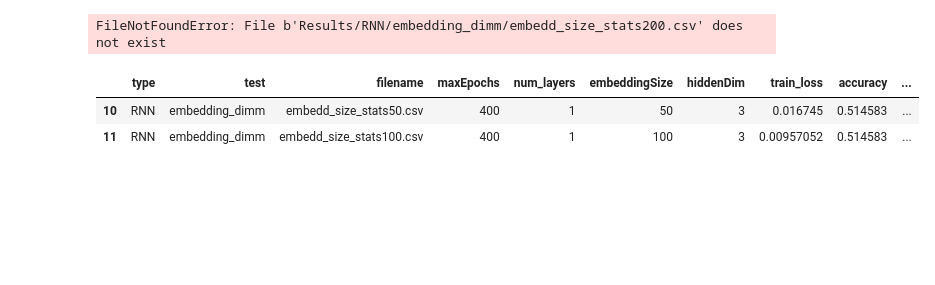
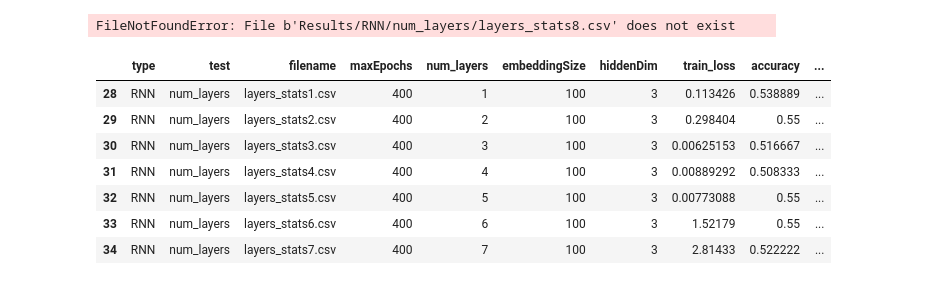
Before and after one commit to ac4649/datalogue_challenge, a Jupyter notebook: runStatsViewer.ipynb, the cells around one changed output. Cells and saved outputs as stored; diff of their text form; code cells hidden in the pictures; blank space fills up the shorter version.

```diff
--- a/runStatsViewer.ipynb
+++ b/runStatsViewer.ipynb
@@ -38,6 +38,28 @@ filenames = [
     'Results/RNN/maxEpoch/train_maxEpoch_stats2000.csv',
     'Results/RNN/maxEpoch/train_maxEpoch_stats3000.csv',
     'Results/RNN/maxEpoch/train_maxEpoch_stats4000.csv',
+
+    'Results/RNN/num_layers/layers_stats1.csv',
+    'Results/RNN/num_layers/layers_stats2.csv',
+    'Results/RNN/num_layers/layers_stats3.csv',
+    'Results/RNN/num_layers/layers_stats4.csv',
+    'Results/RNN/num_layers/layers_stats5.csv',
+    'Results/RNN/num_layers/layers_stats6.csv',
+    'Results/RNN/num_layers/layers_stats7.csv',
+    'Results/RNN/num_layers/layers_stats8.csv',
+    'Results/RNN/num_layers/layers_stats9.csv',
+    'Results/RNN/num_layers/layers_stats10.csv',
+    'Results/RNN/num_layers/layers_stats11.csv',
+    'Results/RNN/num_layers/layers_stats12.csv',
+    'Results/RNN/num_layers/layers_stats13.csv',
+    'Results/RNN/num_layers/layers_stats14.csv',
+    'Results/RNN/num_layers/layers_stats15.csv',
+    'Results/RNN/num_layers/layers_stats16.csv',
+    'Results/RNN/num_layers/layers_stats17.csv',
+    'Results/RNN/num_layers/layers_stats18.csv',
+    'Results/RNN/num_layers/layers_stats19.csv',
+    'Results/RNN/num_layers/layers_stats20.csv',
+
 
 #     'Results/RandomForest/sum/randomFores_1_estimators',
 #     'Results/RandomForest/sum/randomFores_2_estimators',
@@ -80,6 +102,7 @@ filenames = [
 #     'Results/RandomForest/mean/randomForest_meanNotSum_18_estimators',
 #     'Results/RandomForest/mean/randomForest_meanNotSum_19_estimators',
 #     'Results/RandomForest/mean/randomForest_meanNotSum_20_estimators',
+
 ]
 i = 0
 for file in filenames:
@@ -94,13 +117,18 @@ for file in filenames:
 
     i = i+1
 # %% [output]
-FileNotFoundError: File b'Results/RNN/embedding_dimm/embedd_size_stats200.csv' does not exist
+FileNotFoundError: File b'Results/RNN/num_layers/layers_stats8.csv' does not exist
 # %%
-stats[stats['test'] == 'embedding_dimm']
+stats[stats['test'] == 'num_layers']
 # %% [output]
 |  | type | test | filename | maxEpochs | num_layers | embeddingSize | hiddenDim | train_loss | accuracy | ... |
-| 10 | RNN | embedding_dimm | embedd_size_stats50.csv | 400 | 1 | 50 | 3 | 0.016745 | 0.514583 | ... |
-| 11 | RNN | embedding_dimm | embedd_size_stats100.csv | 400 | 1 | 100 | 3 | 0.00957052 | 0.514583 | ... |
+| 28 | RNN | num_layers | layers_stats1.csv | 400 | 1 | 100 | 3 | 0.113426 | 0.538889 | ... |
+| 29 | RNN | num_layers | layers_stats2.csv | 400 | 2 | 100 | 3 | 0.298404 | 0.55 | ... |
+| 30 | RNN | num_layers | layers_stats3.csv | 400 | 3 | 100 | 3 | 0.00625153 | 0.516667 | ... |
+| 31 | RNN | num_layers | layers_stats4.csv | 400 | 4 | 100 | 3 | 0.00889292 | 0.508333 | ... |
+| 32 | RNN | num_layers | layers_stats5.csv | 400 | 5 | 100 | 3 | 0.00773088 | 0.55 | ... |
+| 33 | RNN | num_layers | layers_stats6.csv | 400 | 6 | 100 | 3 | 1.52179 | 0.55 | ... |
+| 34 | RNN | num_layers | layers_stats7.csv | 400 | 7 | 100 | 3 | 2.81433 | 0.522222 | ... |
 # %%
 # plt = stats[stats['test'] == 'sum']['truePos'].plot() # create sub-plots for
 # stats.groupby('test').plot(x='n_estimators',y=['truePos','falsePos'])
```
Also changed, not shown: parts of 1 cell of this notebook, 28 other files.
